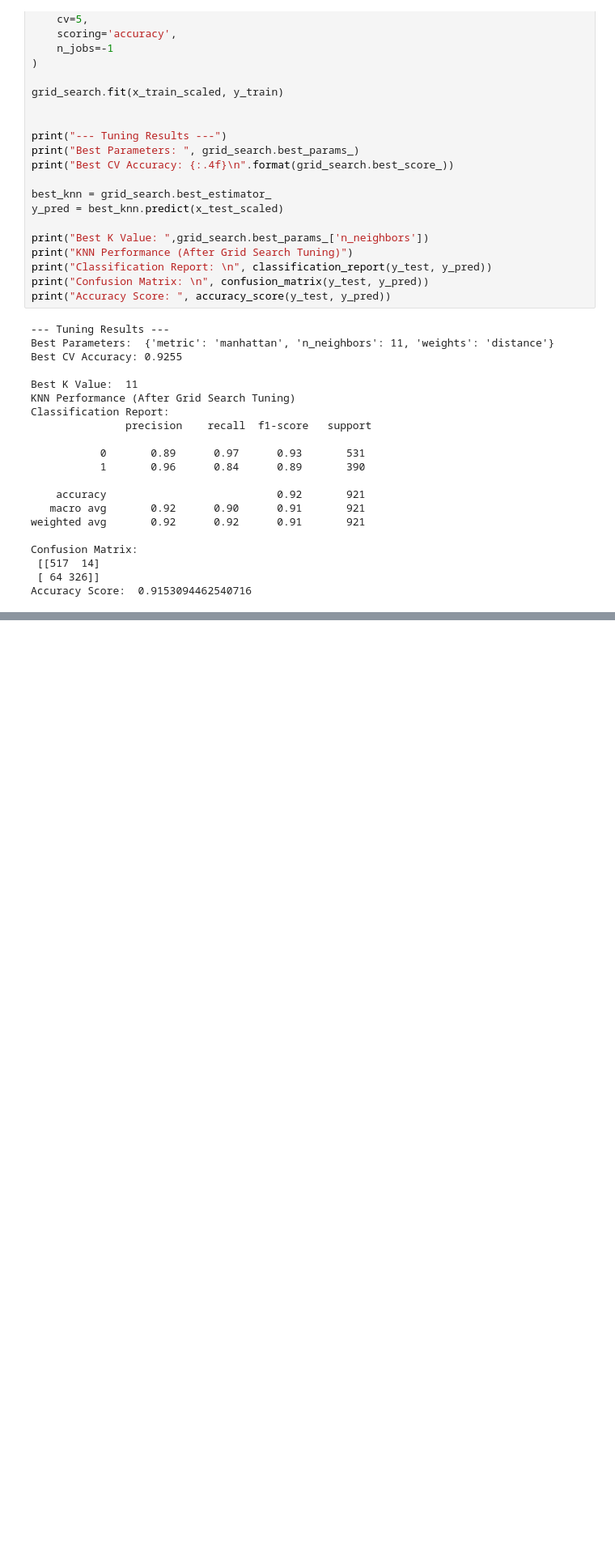
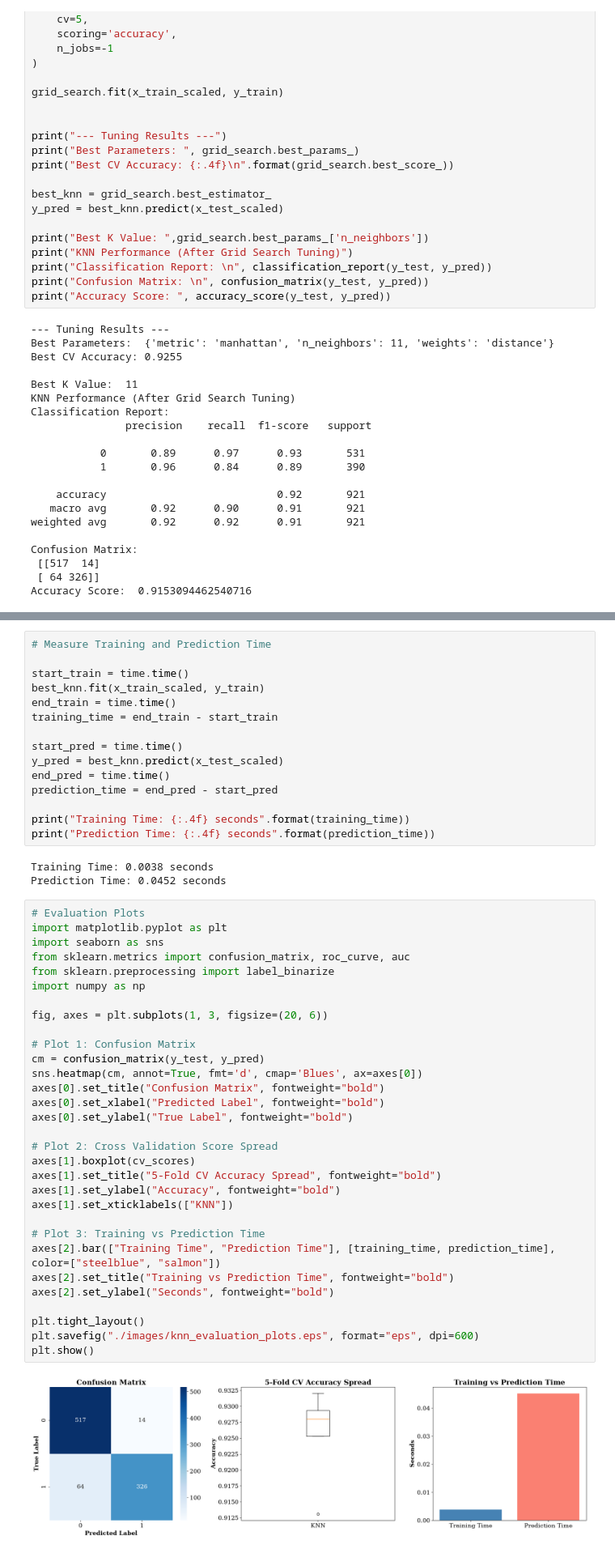
Before and after one commit to SVTA-OP/ML-Lab, a Jupyter notebook: Exp2/Exp2.ipynb, the cells around one changed output, grey strips where cells are left out. Shown at 81% size. Drawn from its saved outputs; the diff is of its cells as text; blank space fills up the shorter version.

Commit message:
Add compiled Python bytecode and KNN evaluation plots
- Added compiled bytecode for Exp1 module to improve loading times.
- Included KNN evaluation plots in EPS format for visual analysis in Exp2.

```diff
--- a/Exp2/Exp2.ipynb
+++ b/Exp2/Exp2.ipynb
@@ -253,0 +339,51 @@ Accuracy Score:  0.9153094462540716
+# %%
+# Measure Training and Prediction Time
+
+start_train = time.time()
+best_knn.fit(x_train_scaled, y_train)
+end_train = time.time()
+training_time = end_train - start_train
+
+start_pred = time.time()
+y_pred = best_knn.predict(x_test_scaled)
+end_pred = time.time()
+prediction_time = end_pred - start_pred
+
+print("Training Time: {:.4f} seconds".format(training_time))
+print("Prediction Time: {:.4f} seconds".format(prediction_time))
+# %% [output]
+Training Time: 0.0038 seconds
+Prediction Time: 0.0452 seconds
+# %%
+# Evaluation Plots
+import matplotlib.pyplot as plt
+import seaborn as sns
+from sklearn.metrics import confusion_matrix, roc_curve, auc
+from sklearn.preprocessing import label_binarize
+import numpy as np
+
+fig, axes = plt.subplots(1, 3, figsize=(20, 6))
+
+# Plot 1: Confusion Matrix
+cm = confusion_matrix(y_test, y_pred)
+sns.heatmap(cm, annot=True, fmt='d', cmap='Blues', ax=axes[0])
+axes[0].set_title("Confusion Matrix", fontweight="bold")
+axes[0].set_xlabel("Predicted Label", fontweight="bold")
+axes[0].set_ylabel("True Label", fontweight="bold")
+
+# Plot 2: Cross Validation Score Spread
+axes[1].boxplot(cv_scores)
+axes[1].set_title("5-Fold CV Accuracy Spread", fontweight="bold")
+axes[1].set_ylabel("Accuracy", fontweight="bold")
+axes[1].set_xticklabels(["KNN"])
+
+# Plot 3: Training vs Prediction Time
+axes[2].bar(["Training Time", "Prediction Time"], [training_time, prediction_time], color=["steelblue", "salmon"])
+axes[2].set_title("Training vs Prediction Time", fontweight="bold")
+axes[2].set_ylabel("Seconds", fontweight="bold")
+
+plt.tight_layout()
+plt.savefig("./images/knn_evaluation_plots.eps", format="eps", dpi=600)
+plt.show()
+# %% [output]
+[figure, added]
```
Also changed, not shown: parts of 4 cells of this notebook, 2 other files.
